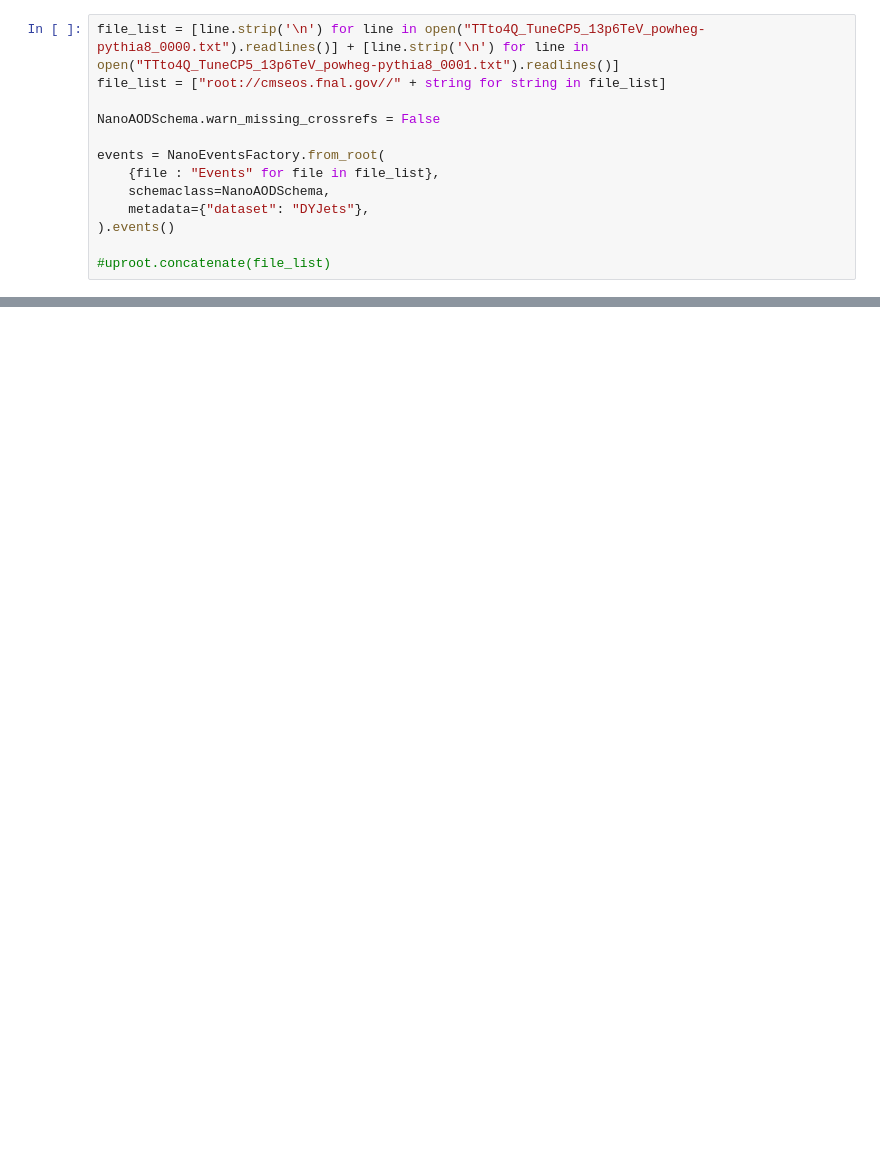
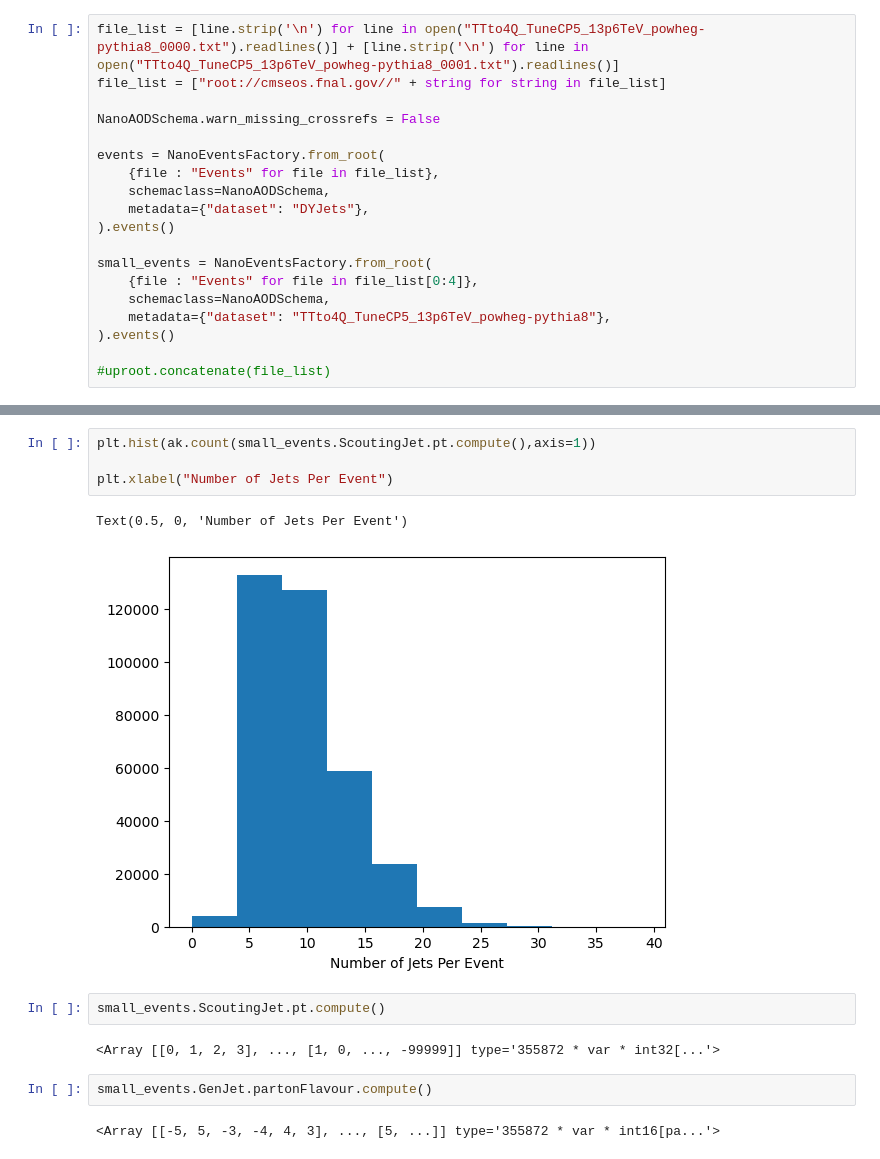
Before and after one commit to akanugan/MultiJets, a Jupyter notebook: top_sample_analyzer.ipynb, the cells around one changed output, grey strips where cells are left out. Drawn from its saved outputs; the diff is of its cells as text; blank space fills up the shorter version.

```diff
--- a/top_sample_analyzer.ipynb
+++ b/top_sample_analyzer.ipynb
@@ -21,4 +22,10 @@ events = NanoEventsFactory.from_root(
     metadata={"dataset": "DYJets"},
 ).events()
 
+small_events = NanoEventsFactory.from_root(
+    {file : "Events" for file in file_list[0:4]},
+    schemaclass=NanoAODSchema,
+    metadata={"dataset": "TTto4Q_TuneCP5_13p6TeV_powheg-pythia8"},
+).events()
+
 #uproot.concatenate(file_list)
@@ -27,0 +46,15 @@ dask.awkward<from-uproot, npartitions=1478>
+# %%
+plt.hist(ak.count(small_events.ScoutingJet.pt.compute(),axis=1))
+
+plt.xlabel("Number of Jets Per Event")
+# %% [output]
+Text(0.5, 0, 'Number of Jets Per Event')
+[figure, added]
+# %%
+small_events.ScoutingJet.pt.compute()
+# %% [output]
+<Array [[0, 1, 2, 3], ..., [1, 0, ..., -99999]] type='355872 * var * int32[...'>
+# %%
+small_events.GenJet.partonFlavour.compute()
+# %% [output]
+<Array [[-5, 5, -3, -4, 4, 3], ..., [5, ...]] type='355872 * var * int16[pa...'>
```
Also changed, not shown: parts of 9 cells of this notebook, 2 other files.
